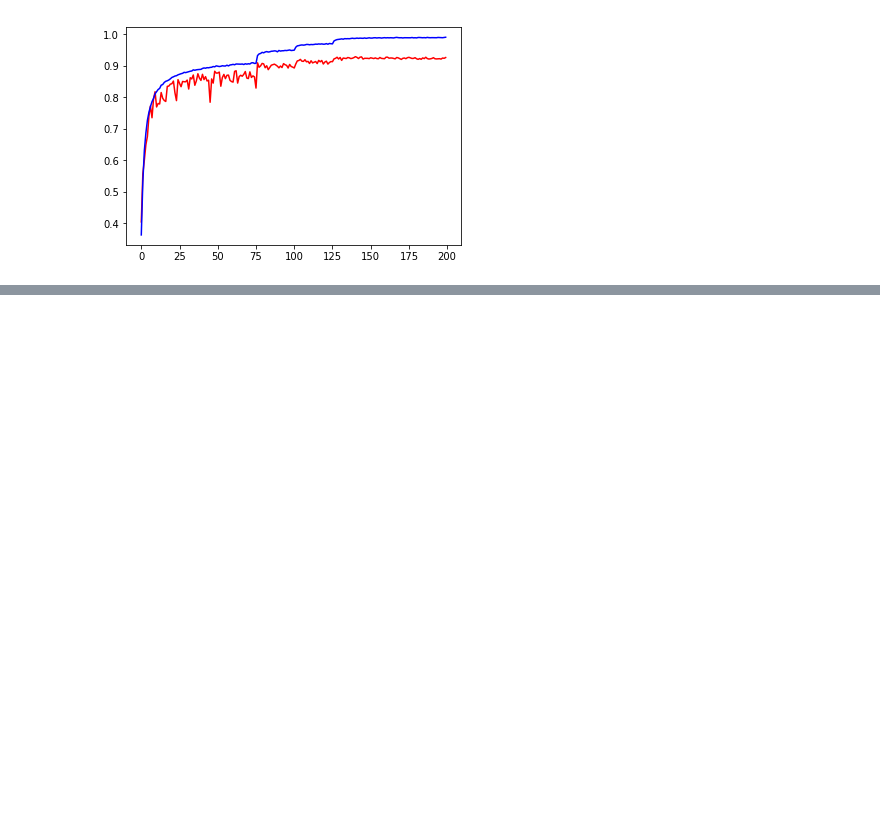
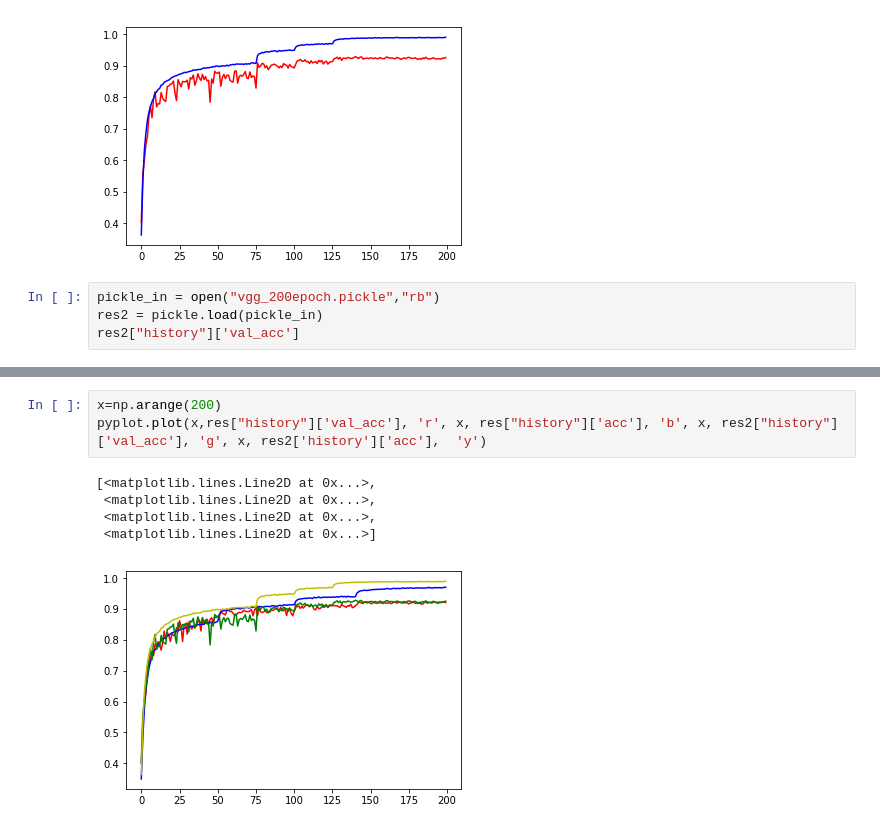
Before and after one commit to shuyizhang2019/cifar10, a Jupyter notebook: VGG16_200 epoch.ipynb, the cells around one changed output, grey strips where cells are left out. Drawn from its saved outputs; the diff is of its cells as text; blank space fills up the shorter version.

```diff
--- a/VGG16_200 epoch.ipynb
+++ b/VGG16_200 epoch.ipynb
@@ -211,3 +212,7 @@ pyplot.plot(x,res["history"]['val_acc'], 'r', x, res["history"]['acc'], 'b')
 [<matplotlib.lines.Line2D at 0x...>,
  <matplotlib.lines.Line2D at 0x...>]
 [figure]
+# %%
+pickle_in = open("vgg_200epoch.pickle","rb")
+res2 = pickle.load(pickle_in)
+res2["history"]['val_acc']
@@ -213,0 +237,9 @@ pyplot.plot(x,res["history"]['val_acc'], 'r', x, res["history"]['acc'], 'b')
+# %%
+x=np.arange(200)
+pyplot.plot(x,res["history"]['val_acc'], 'r', x, res["history"]['acc'], 'b', x, res2["history"]['val_acc'], 'g', x, res2['history']['acc'],  'y')
+# %% [output]
+[<matplotlib.lines.Line2D at 0x...>,
+ <matplotlib.lines.Line2D at 0x...>,
+ <matplotlib.lines.Line2D at 0x...>,
+ <matplotlib.lines.Line2D at 0x...>]
+[figure, added]
```
Also changed, not shown: parts of 2 cells of this notebook, 3 other files.
